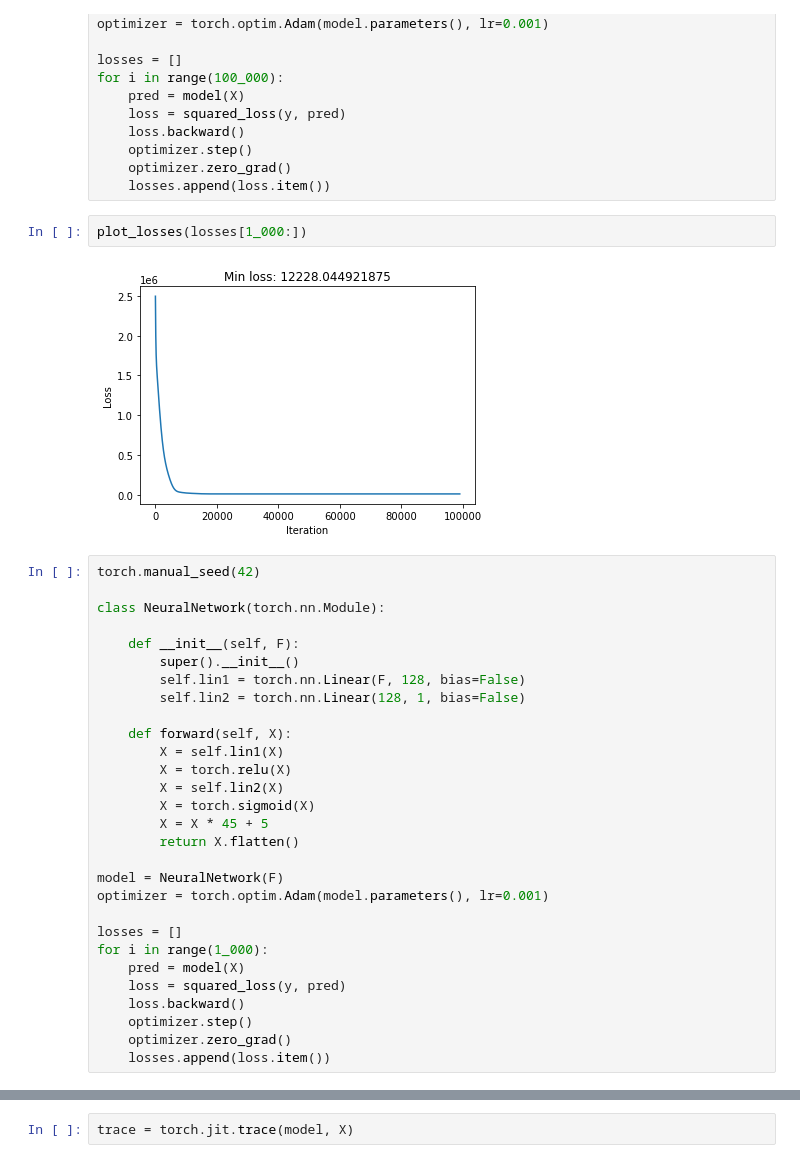
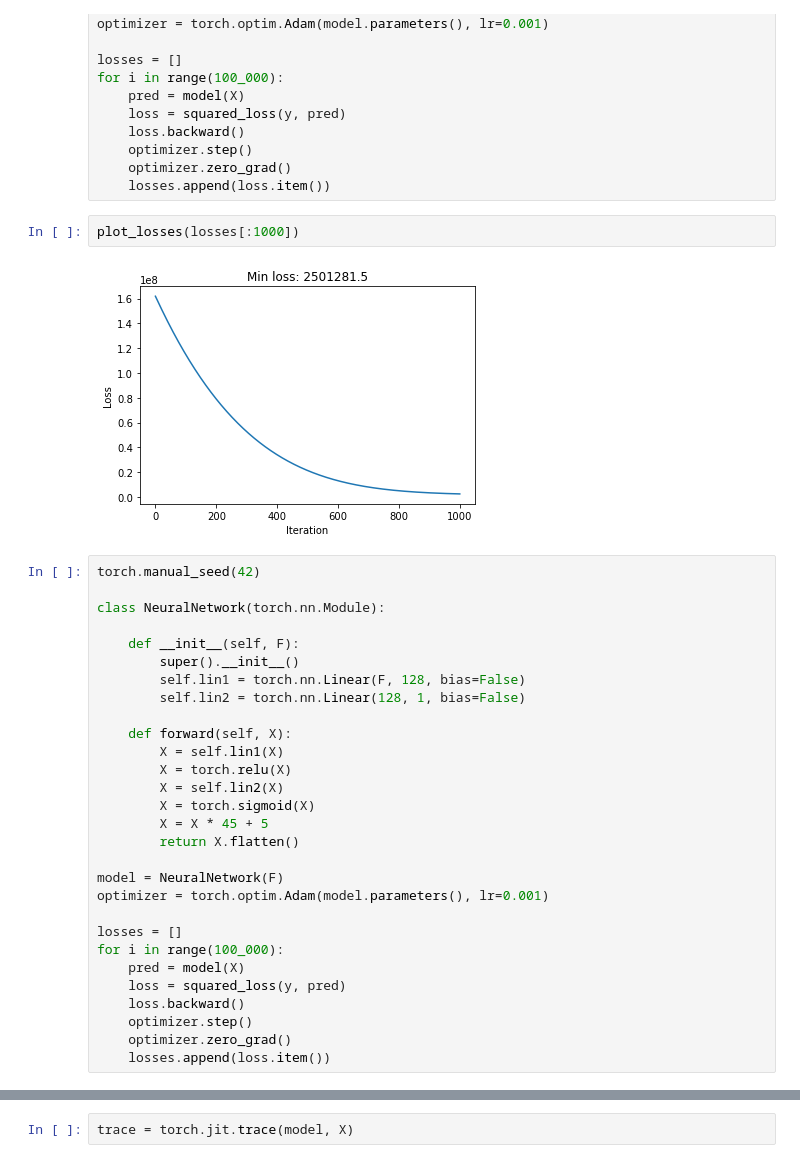
Before and after one commit to pyhh/pytorch-examples, a Jupyter notebook: pytorch.ipynb, the cells around one changed output, grey strips where cells are left out. Drawn from its saved outputs; the diff is of its cells as text.

```diff
--- a/pytorch.ipynb
+++ b/pytorch.ipynb
@@ -218,9 +218,9 @@ for i in range(100_000):
     optimizer.zero_grad()
     losses.append(loss.item())
 # %%
-plot_losses(losses[1_000:])
+plot_losses(losses[:1000])
 # %% [output]
-[figure, old version]
+[figure, new version]
 # %%
 torch.manual_seed(42)
 
@@ -243,7 +243,7 @@ model = NeuralNetwork(F)
 optimizer = torch.optim.Adam(model.parameters(), lr=0.001)
 
 losses = []
-for i in range(1_000):
+for i in range(100_000):
     pred = model(X)
     loss = squared_loss(y, pred)
     loss.backward()
```
Also changed, not shown: parts of 6 cells of this notebook, 2 other files.
